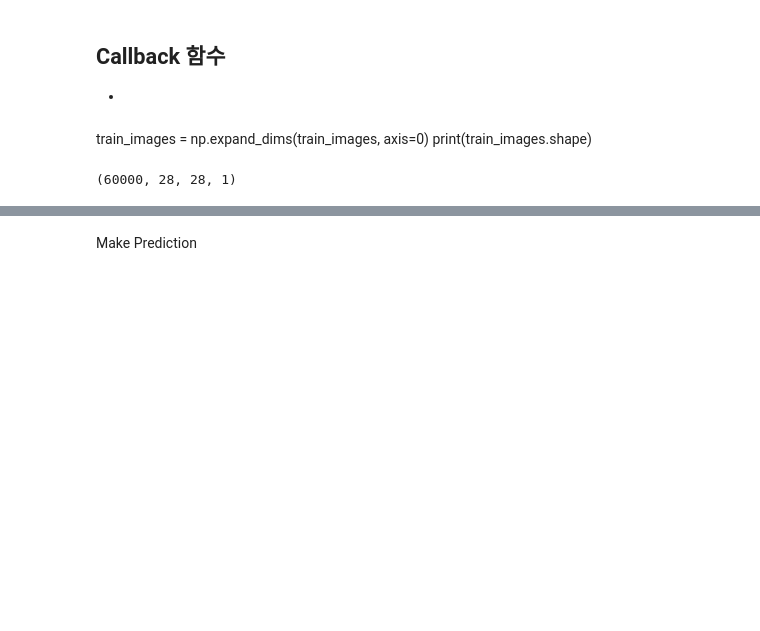
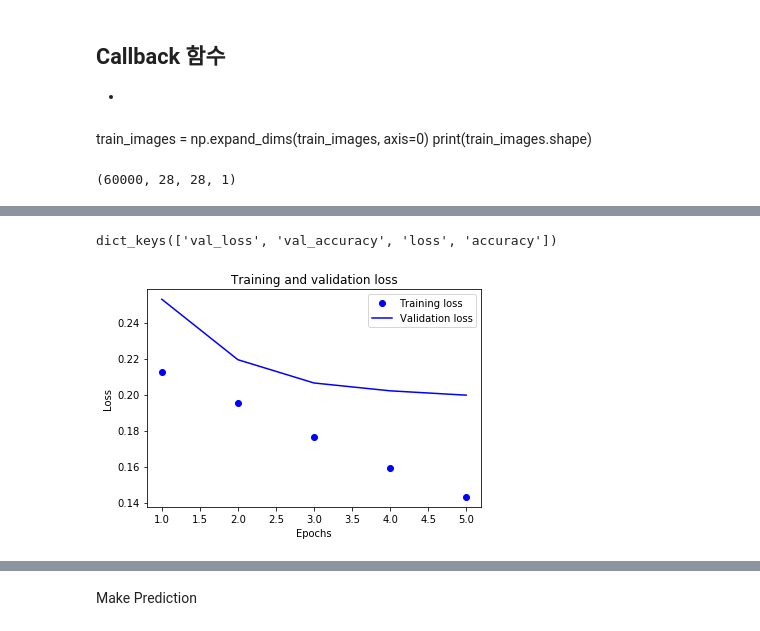
Before and after one commit to tenjumh/AI_Innovation_School, a Jupyter notebook: 10day/1_FashionMnist.ipynb, the cells around one changed output, grey strips where cells are left out. Saved outputs shown, nothing was run; the diff lists cells and outputs as text; code cells hidden in the pictures; blank space fills up the shorter version.

Commit message:
Practics Fashion Mnist predict and callback save

```diff
--- a/10day/FashionMnist.ipynb
+++ b/10day/1_FashionMnist.ipynb
@@ -107,7 +116,7 @@ model.compile(optimizer='adam',
 ## Callback 함수
 -
 # %%
-filepath = "./saved-model-{epoch:02d}-{val_loss:.2f}.hdf5"
+filepath = "./saved_model/saved-model-{epoch:02d}-{val_loss:.2f}.hdf5"
 checkpoint = keras.callbacks.ModelCheckpoint(filepath, monitor='val_loss', verbose=1, save_best_only=False, mode='max')
 # %% [markdown]
 train_images = np.expand_dims(train_images, axis=0)
@@ -118,7 +127,7 @@ print(train_images.shape)
 # %% [output]
 (60000, 28, 28, 1)
 # %%
-model.fit(train_images, train_labels, validation_split=0.2, epochs=5, shuffle=True, callbacks=[checkpoint])
+log = model.fit(train_images, train_labels, validation_split=0.2, epochs=5, shuffle=True, callbacks=[checkpoint])
 # %% [output]
 Train on 48000 samples, validate on 12000 samples
 Epoch 1/5
@@ -140,0 +149,27 @@ Epoch 00005: saving model to ./saved-model-05-0.23.hdf5
+# %%
+history_dict = log.history
+history_dict.keys()
+# %% [output]
+dict_keys(['val_loss', 'val_accuracy', 'loss', 'accuracy'])
+# %%
+import matplotlib.pyplot as plt
+
+acc = history_dict['accuracy']
+val_acc = history_dict['val_accuracy']
+loss = history_dict['loss']
+val_loss = history_dict['val_loss']
+# %%
+epochs = range(1, len(acc) + 1)
+
+# ‘bo’는 파란색 점을 의미합니다
+plt.plot(epochs, loss, 'bo', label='Training loss')
+# ‘b’는 파란색 실선을 의미합니다
+plt.plot(epochs, val_loss, 'b', label='Validation loss')
+plt.title('Training and validation loss')
+plt.xlabel('Epochs')
+plt.ylabel('Loss')
+plt.legend()
+
+plt.show()
+# %% [output]
+[figure, added]
```
Also changed, not shown: parts of 5 cells of this notebook.
